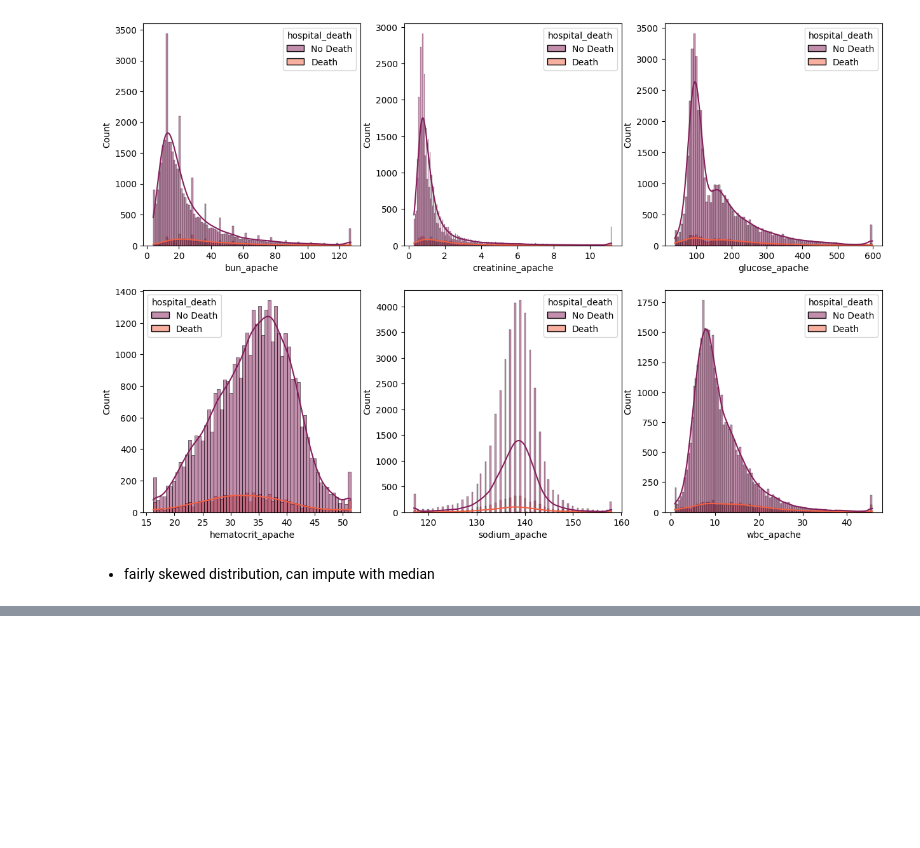
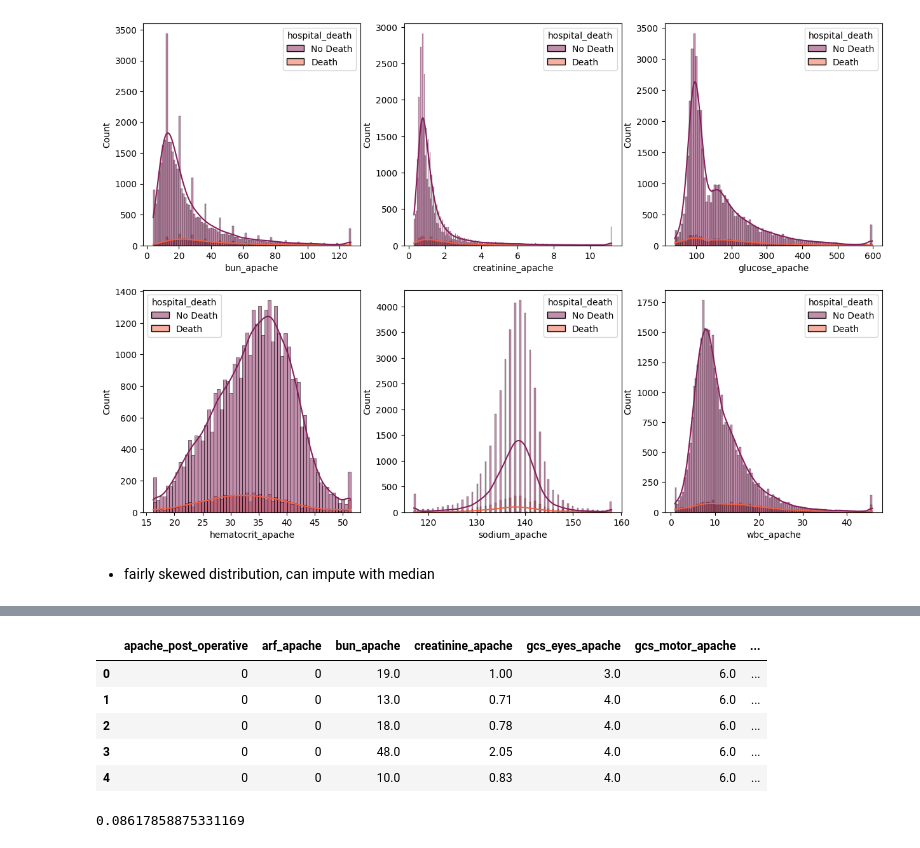
Before and after one commit to lilyzhizhou/Datathon-4, a Jupyter notebook: Datathon_4_Cleaning.ipynb, the cells around one changed output, grey strips where cells are left out. Drawn from its saved outputs; the diff is of its cells as text; code cells hidden in the pictures; blank space fills up the shorter version.

```diff
--- a/Datathon_4_Cleaning.ipynb
+++ b/Datathon_4_Cleaning.ipynb
@@ -439,0 +482,18 @@ data.to_csv('data_clean.csv')
+# %%
+data['bun_apache']=data['bun_apache'].fillna(data['bun_apache'].median())
+data['creatinine_apache']=data['creatinine_apache'].fillna(data['creatinine_apache'].median())
+data['gcs_eyes_apache']=data['gcs_eyes_apache'].fillna(data['gcs_eyes_apache'].median())
+data['gcs_motor_apache']=data['gcs_motor_apache'].fillna(data['gcs_motor_apache'].median())
+data['gcs_verbal_apache']=data['gcs_verbal_apache'].fillna(data['gcs_verbal_apache'].median())
+data['glucose_apache']=data['glucose_apache'].fillna(data['glucose_apache'].median())
+data['heart_rate_apache']=data['heart_rate_apache'].fillna(data['heart_rate_apache'].median())
+data['hematocrit_apache']=data['hematocrit_apache'].fillna(data['hematocrit_apache'].median())
+data['map_apache']=data['map_apache'].fillna(data['map_apache'].median())
+data['resprate_apache']=data['resprate_apache'].fillna(data['resprate_apache'].median())
+data['sodium_apache']=data['sodium_apache'].fillna(data['sodium_apache'].median())
+data['temp_apache']=data['temp_apache'].fillna(data['temp_apache'].median())
+data['wbc_apache']=data['wbc_apache'].fillna(data['wbc_apache'].median())
+data['age']=data['age'].fillna(data['age'].median())
+data['bmi']=data['bmi'].fillna(data['bmi'].median())
+
+data.info()
@@ -439,0 +538,26 @@ data.to_csv('data_clean.csv')
+# %%
+le = LabelEncoder()
+data['apache_post_operative'] = le.fit_transform(data['apache_post_operative'])
+data['arf_apache'] = le.fit_transform(data['arf_apache'])
+data['intubated_apache'] = le.fit_transform(data['intubated_apache'])
+data['gcs_unable_apache'] = le.fit_transform(data['gcs_unable_apache'])
+data['ventilated_apache'] = le.fit_transform(data['ventilated_apache'])
+data['aids'] = le.fit_transform(data['aids'])
+data['cirrhosis'] = le.fit_transform(data['cirrhosis'])
+data['diabetes_mellitus'] = le.fit_transform(data['diabetes_mellitus'])
+data['hepatic_failure'] = le.fit_transform(data['hepatic_failure'])
+data['immunosuppression'] = le.fit_transform(data['immunosuppression'])
+data['leukemia'] = le.fit_transform(data['leukemia'])
+data['lymphoma'] = le.fit_transform(data['lymphoma'])
+data['solid_tumor_with_metastasis'] = le.fit_transform(data['solid_tumor_with_metastasis'])
+data['ethnicity_African American'] = le.fit_transform(data['ethnicity_African American'])
+data['ethnicity_Asian'] = le.fit_transform(data['ethnicity_Asian'])
+data['ethnicity_Caucasian'] = le.fit_transform(data['ethnicity_Caucasian'])
+data['ethnicity_Hispanic'] = le.fit_transform(data['ethnicity_Hispanic'])
+data['ethnicity_Native American'] = le.fit_transform(data['ethnicity_Native American'])
+data['ethnicity_Other/Unknown'] = le.fit_transform(data['ethnicity_Other/Unknown'])
+# %%
+data['gender'] = data['gender'].map({'F': 1, 'M': 0})
+data['hospital_death'] = data['hospital_death'].map({'Death': 1, 'No Death': 0})
+data.head()
+# %% [output]
@@ -439,0 +565,10 @@ data.to_csv('data_clean.csv')
+|  | apache_post_operative | arf_apache | bun_apache | creatinine_apache | gcs_eyes_apache | gcs_motor_apache | ... |
+| 0 | 0 | 0 | 19.0 | 1.00 | 3.0 | 6.0 | ... |
+| 1 | 0 | 0 | 13.0 | 0.71 | 4.0 | 6.0 | ... |
+| 2 | 0 | 0 | 18.0 | 0.78 | 4.0 | 6.0 | ... |
+| 3 | 0 | 0 | 48.0 | 2.05 | 4.0 | 6.0 | ... |
+| 4 | 0 | 0 | 10.0 | 0.83 | 4.0 | 6.0 | ... |
+# %%
+data['hospital_death'].mean()
+# %% [output]
+0.08617858875331169
```
Also changed, not shown: parts of 19 cells of this notebook.
